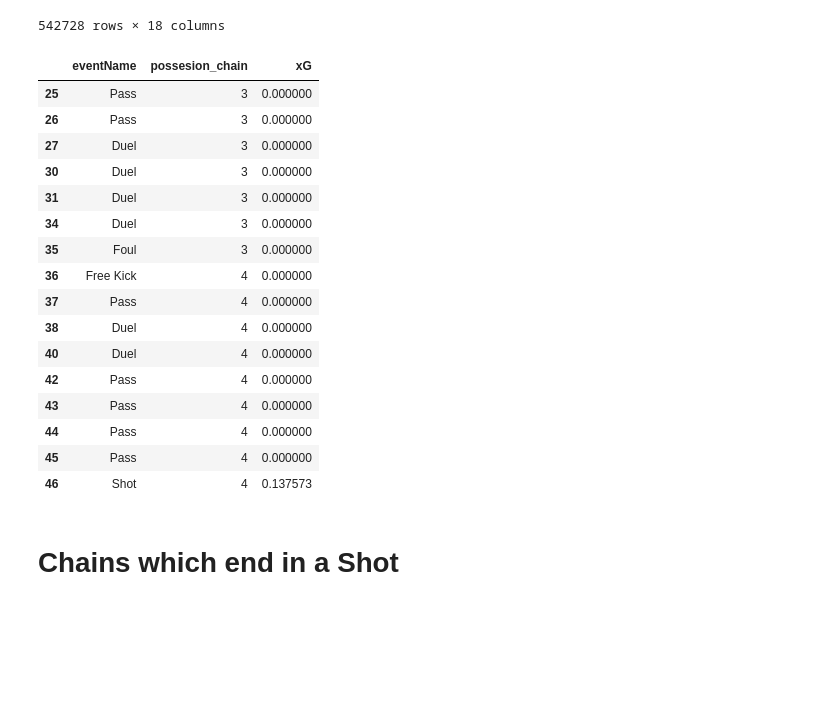
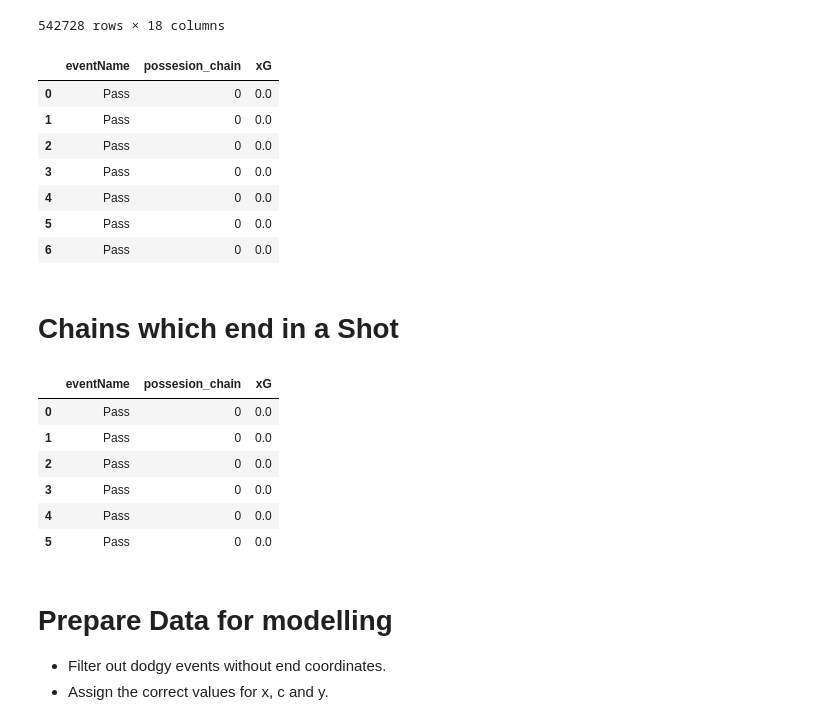
Before and after one commit to jimmybunter01/Soccermatics, a Jupyter notebook: Notebooks/4_Valuing_Actions/possesion_chains.ipynb, the cells around one changed output. Saved outputs shown, nothing was run; the diff lists cells and outputs as text; code cells hidden in the pictures; blank space fills up the shorter version.

Commit message:
Can now plot possesion chains.

```diff
--- a/Notebooks/4_Valuing_Actions/possesion_chains.ipynb
+++ b/Notebooks/4_Valuing_Actions/possesion_chains.ipynb
@@ -134,4 +134,4 @@ def isolateChains(df):
 
     return df
 # %%
-new_df = isolateChains(df)
+new_df = isolateChains(df.head(10).copy())
@@ -201,24 +212,15 @@ xG_df
 | 643149 | 10 | Shot | [{'id': 403}, {'id': 201}, {'id':... | 8005 | [{'y': 50, 'x': 86}, {'y': 0, 'x'... | 2500098 | Shot | 1633 | 2H | ... |
 542728 rows × 18 columns
 # %%
-xG_df[xG_df["possesion_chain"].isin([3,4])][["eventName", "possesion_chain", "xG"]]
+xG_df[xG_df["possesion_chain"].isin([0])][["eventName", "possesion_chain", "xG"]]
 # %% [output]
 |  | eventName | possesion_chain | xG |
-| 25 | Pass | 3 | 0.000000 |
-| 26 | Pass | 3 | 0.000000 |
-| 27 | Duel | 3 | 0.000000 |
-| 30 | Duel | 3 | 0.000000 |
-| 31 | Duel | 3 | 0.000000 |
-| 34 | Duel | 3 | 0.000000 |
-| 35 | Foul | 3 | 0.000000 |
-| 36 | Free Kick | 4 | 0.000000 |
-| 37 | Pass | 4 | 0.000000 |
-| 38 | Duel | 4 | 0.000000 |
-| 40 | Duel | 4 | 0.000000 |
-| 42 | Pass | 4 | 0.000000 |
-| 43 | Pass | 4 | 0.000000 |
-| 44 | Pass | 4 | 0.000000 |
-| 45 | Pass | 4 | 0.000000 |
-| 46 | Shot | 4 | 0.137573 |
+| 0 | Pass | 0 | 0.0 |
+| 1 | Pass | 0 | 0.0 |
+| 2 | Pass | 0 | 0.0 |
+| 3 | Pass | 0 | 0.0 |
+| 4 | Pass | 0 | 0.0 |
+| 5 | Pass | 0 | 0.0 |
+| 6 | Pass | 0 | 0.0 |
 # %% [markdown]
 # Chains which end in a Shot
@@ -224,0 +259,15 @@ xG_df[xG_df["possesion_chain"].isin([3,4])][["eventName", "possesion_chain", "xG
+# %%
+prepared_chains_df = prepareChains(xG_df)
+prepared_chains_df.loc[prepared_chains_df["possesion_chain"].isin([0])][["eventName", "possesion_chain", "xG"]]
+# %% [output]
+|  | eventName | possesion_chain | xG |
+| 0 | Pass | 0 | 0.0 |
+| 1 | Pass | 0 | 0.0 |
+| 2 | Pass | 0 | 0.0 |
+| 3 | Pass | 0 | 0.0 |
+| 4 | Pass | 0 | 0.0 |
+| 5 | Pass | 0 | 0.0 |
+# %% [markdown]
+# Prepare Data for modelling
+- Filter out dodgy events without end coordinates.
+- Assign the correct values for x, c and y.
```
Also changed, not shown: parts of 11 cells of this notebook.
